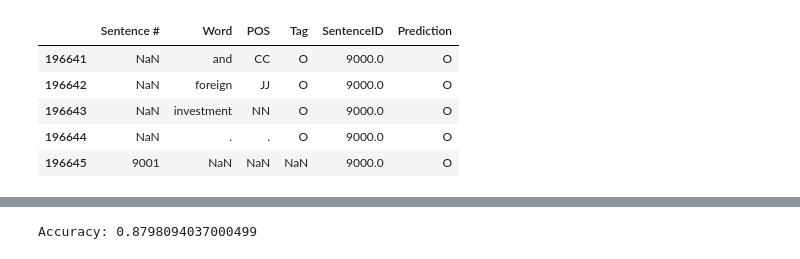
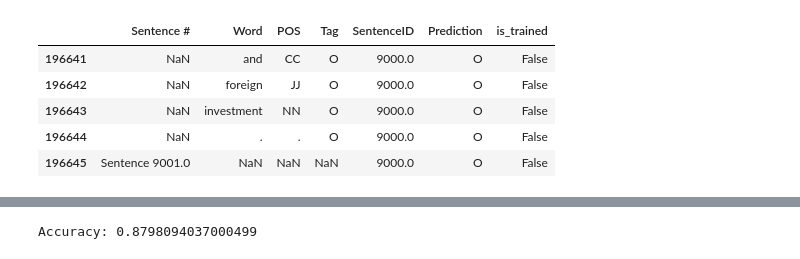
Before and after one commit to krisztianbenda/text_enrichment, a Jupyter notebook: notebooks/TrainSpacCy.ipynb, the cells around one changed output, grey strips where cells are left out. Drawn from its saved outputs; the diff is of its cells as text; code cells hidden in the pictures.

Commit message:
ADD: 3. train with 300 iteration and 1000 sentence

```diff
--- a/notebooks/TrainSpacCy.ipynb
+++ b/notebooks/TrainSpacCy.ipynb
@@ -71,10 +65,16 @@ def get_precision(df):
 # %%
 # sentence_df.to_csv('../datasets/SentenceEntities.csv', sep=';')
 # %%
-rands = random.sample(range(9000), 500)
-train_data = []
-for num in rands:
-    sent = get_sentence(num)
-    entities = get_sentence_entities(sent)
-    train_data.append((sent, entities))
-train_data
+def create_train_data(df, sample_num):
+    rands = random.sample(df['Sentence #'].unique().tolist(), sample_num)
+    rands = [int(x.split(' ')[1])+1 for x in rands]
+    train_data = []
+    counter = 0
+    for num in rands:
+        sent = get_sentence(num)
+        entities = get_sentence_entities(sent)
+        train_data.append((sent, entities))
+        counter += 1
+        if counter % 100 == 0:
+            print(str(counter) + " training data have created")
+    return train_data
@@ -116,0 +96,3 @@ See the caveats in the documentation: http://pandas.pydata.org/pandas-docs/stabl
+# %%
+train_data = create_train_data(base_df, 1000)
+train_data
@@ -117,4 +127,5 @@ See the caveats in the documentation: http://pandas.pydata.org/pandas-docs/stabl
 # %%
+n_iter = 300
 nlp = spacy.blank('en')
 ner = nlp.create_pipe('ner')
 nlp.add_pipe(ner, last=True)
@@ -130,7 +141,7 @@ other_pipes = [pipe for pipe in nlp.pipe_names if pipe != 'ner']
 with nlp.disable_pipes(*other_pipes):
     optimizer = nlp.begin_training()
     for itn in range(n_iter):
-        shuffle(train_data)
+        random.shuffle(train_data)
         losses = {}
 
         batches = minibatch(train_data, size=compounding(4., 32., 1.001))
@@ -166,20 +177,28 @@ Warning: Unnamed vectors -- this won't allow multiple vectors models to be loade
 predicted_df = base_df
 sentenceID = 1
 doc = nlp(get_sentence(sentenceID))
+is_train_data = False
 for index, row in predicted_df.iterrows():
     if sentenceID != row['SentenceID']:
+        is_train_data = False
         sentenceID = row['SentenceID']
-        doc = nlp(get_sentence(sentenceID))
+        sentence = get_sentence(sentenceID)
+        doc = nlp(sentence)
+        for data in train_data:
+            if sentence == data[0]:
+                is_train_data = True
+                break
     for ent in doc.ents:
         if row['Word'] == str(ent):
             predicted_df.loc[index,'Prediction'] = ent.label_
             break
     if str(predicted_df.loc[index,'Prediction']) == 'nan':
         predicted_df.loc[index,'Prediction'] = 'O'
-    if index % 1000 == 0:
+    predicted_df.loc[index, 'is_trained'] = is_train_data
+    if index % 10000 == 0:
         print(str(index) + ' rows predicted')
 
-predicted_df.to_csv('../datasets/TrainingPrediction2.csv', sep=';')
+predicted_df.to_csv('../datasets/TrainingPrediction3.csv', sep=';')
 predicted_df.tail()
 # %% [output]
 0 rows predicted
@@ -202,9 +224,9 @@ predicted_df.tail()
-|  | Sentence # | Word | POS | Tag | SentenceID | Prediction |
-| 196641 | NaN | and | CC | O | 9000.0 | O |
-| 196642 | NaN | foreign | JJ | O | 9000.0 | O |
-| 196643 | NaN | investment | NN | O | 9000.0 | O |
-| 196644 | NaN | . | . | O | 9000.0 | O |
-| 196645 | 9001 | NaN | NaN | NaN | 9000.0 | O |
+|  | Sentence # | Word | POS | Tag | SentenceID | Prediction | is_trained |
+| 196641 | NaN | and | CC | O | 9000.0 | O | False |
+| 196642 | NaN | foreign | JJ | O | 9000.0 | O | False |
+| 196643 | NaN | investment | NN | O | 9000.0 | O | False |
+| 196644 | NaN | . | . | O | 9000.0 | O | False |
+| 196645 | Sentence 9001.0 | NaN | NaN | NaN | 9000.0 | O | False |
 # %%
 print("Acc: " + str(get_acc(predicted_df)))
 print("Recall: " + str(get_recall(predicted_df)))
```
Also changed, not shown: parts of 11 cells of this notebook, 1 other file.
